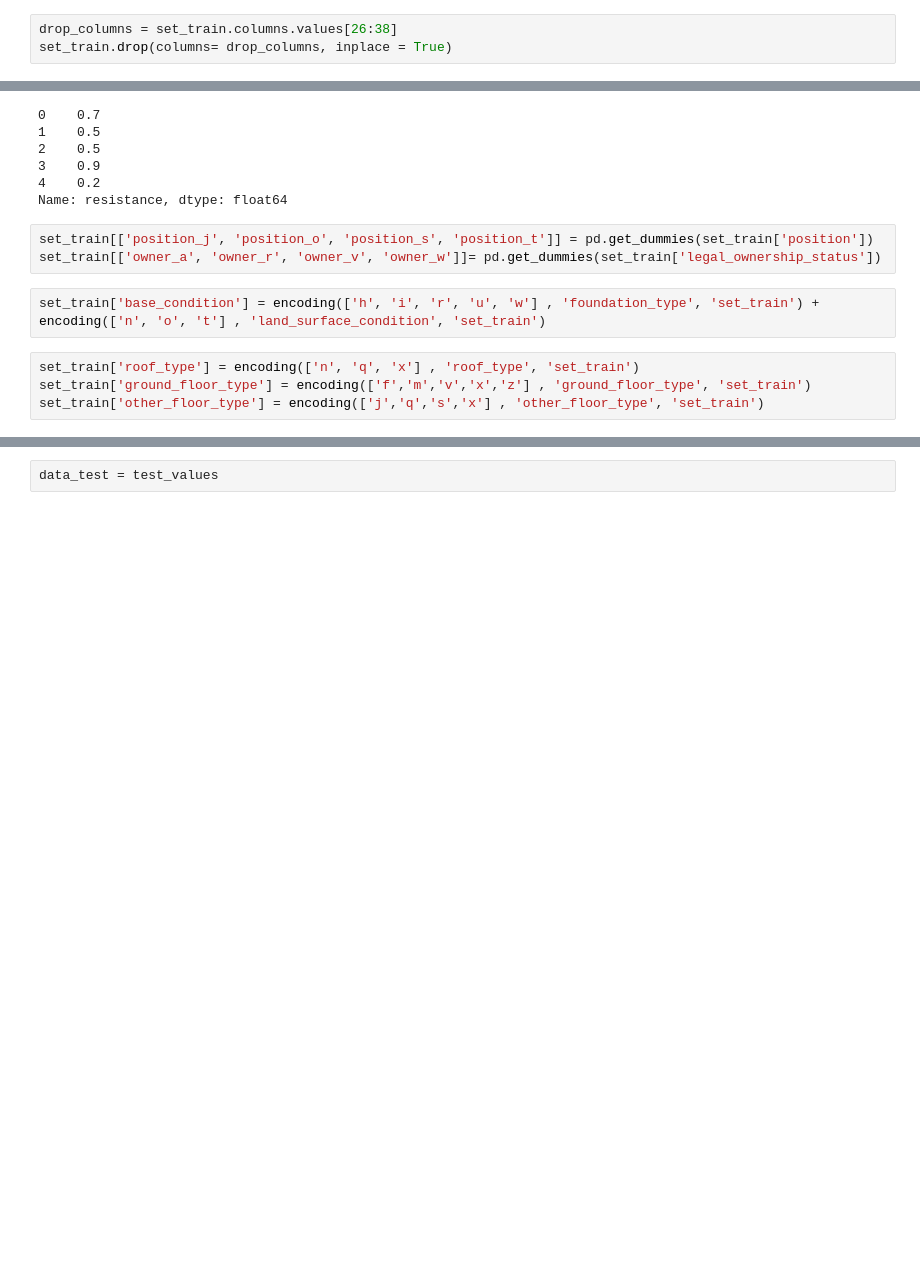
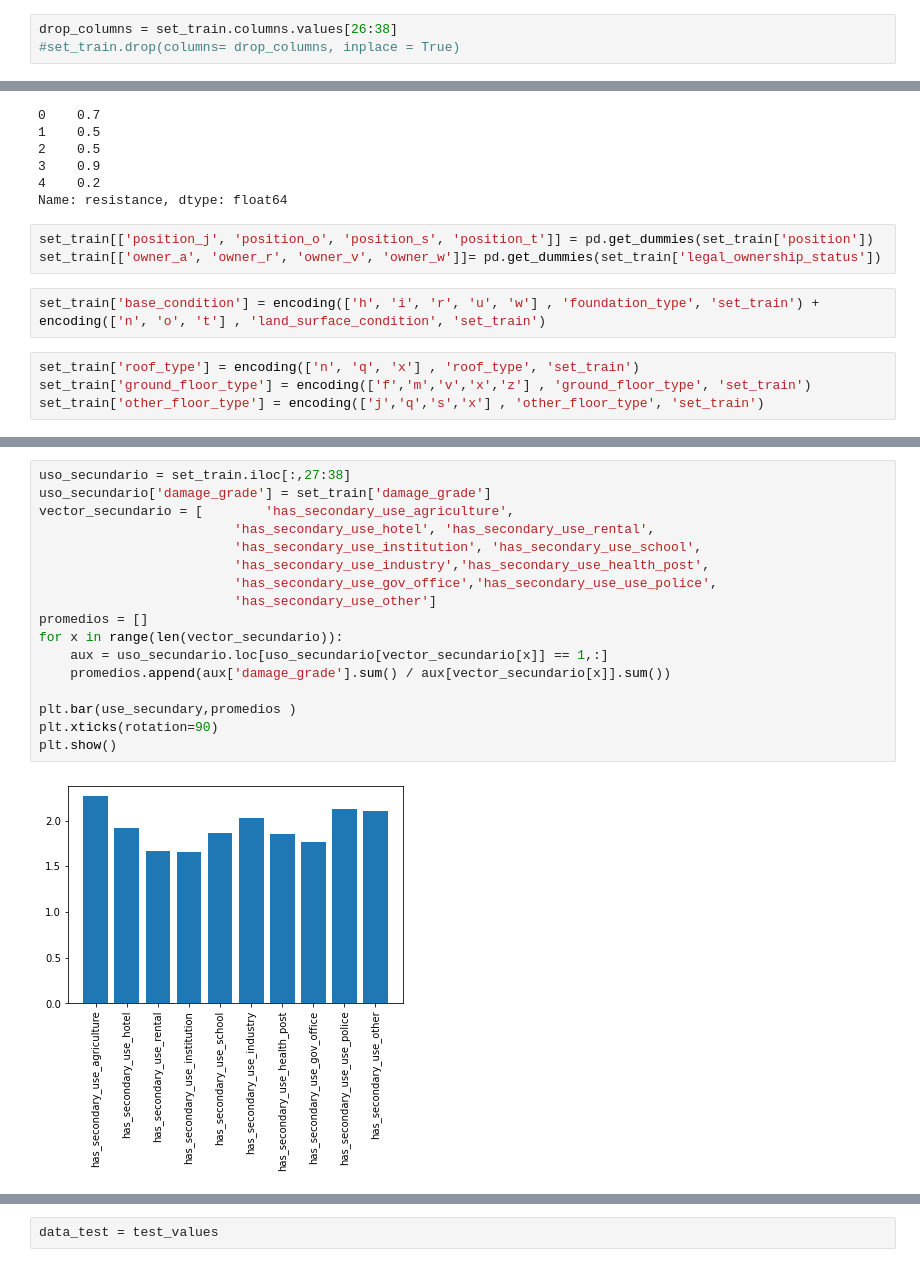
Before and after one commit to juanchycc/Tp2-Datos, a Jupyter notebook: featuring.ipynb, the cells around one changed output, grey strips where cells are left out. Saved outputs shown, nothing was run; the diff lists cells and outputs as text; blank space fills up the shorter version.

```diff
--- a/featuring.ipynb
+++ b/featuring.ipynb
@@ -131,7 +133,7 @@ set_train.iloc[:, 27:38].sum().plot.bar()
 [figure]
 # %%
 drop_columns = set_train.columns.values[26:38]
-set_train.drop(columns= drop_columns, inplace = True)
+#set_train.drop(columns= drop_columns, inplace = True)
 # %%
 materiales = set_train.iloc[:,14:25]
 materiales['damage_grade'] = set_train['damage_grade']
@@ -205,0 +243,19 @@ columnas_seleccionadas = ['age',
+# %%
+uso_secundario = set_train.iloc[:,27:38]
+uso_secundario['damage_grade'] = set_train['damage_grade']
+vector_secundario = [        'has_secondary_use_agriculture',
+                         'has_secondary_use_hotel', 'has_secondary_use_rental',
+                         'has_secondary_use_institution', 'has_secondary_use_school',
+                         'has_secondary_use_industry','has_secondary_use_health_post',
+                         'has_secondary_use_gov_office','has_secondary_use_use_police',
+                         'has_secondary_use_other']
+promedios = []
+for x in range(len(vector_secundario)):
+    aux = uso_secundario.loc[uso_secundario[vector_secundario[x]] == 1,:]
+    promedios.append(aux['damage_grade'].sum() / aux[vector_secundario[x]].sum())
+
+plt.bar(use_secundary,promedios )
+plt.xticks(rotation=90)
+plt.show()
+# %% [output]
+[figure, added]
```
Also changed, not shown: parts of 24 cells of this notebook, 2 other files.
